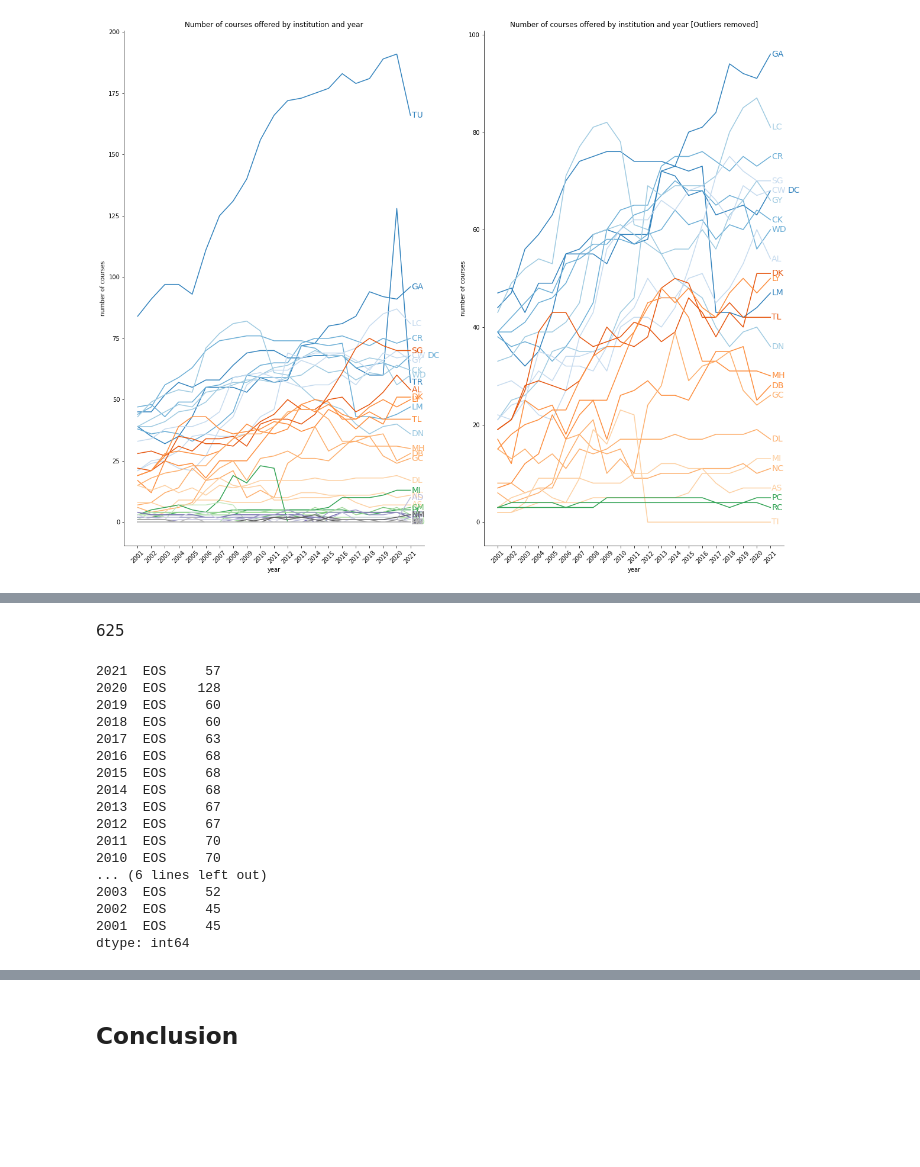
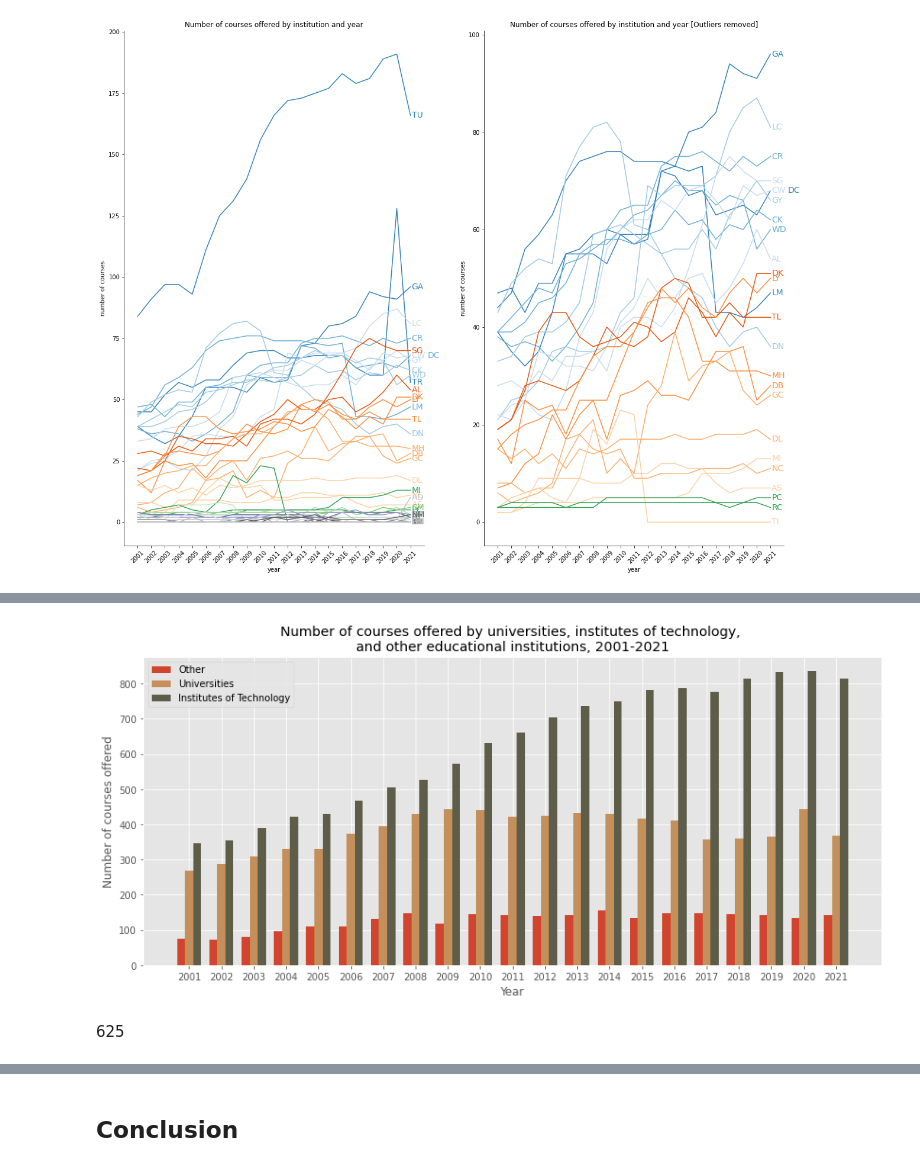
Before and after one commit to fod/fundamentals-data-analysis, a Jupyter notebook: cao.ipynb, the cells around one changed output, grey strips where cells are left out. Cells and saved outputs as stored; diff of their text form; code cells hidden in the pictures; blank space fills up the shorter version.

Commit message:
CAO grouped bar plot

```diff
--- a/cao.ipynb
+++ b/cao.ipynb
@@ -1029,23 +1031,27 @@ with mpl.rc_context(rc={'figure.figsize': (20,16)}):
+# %%
+# Divide dataframe index into ITs, Universities, and other
+tech = ['TU', 'GA', 'CR', 'WD', 'LC', 'CW', 'SG', 'AL', 'DK', 'TL', 'LY']
+univ = ['TR', 'LM', 'DC', 'CK', 'DN', 'GY', 'MH', 'MU']
+other = counts.index.difference(univ + tech).values.tolist()
+
+with mpl.rc_context(rc={'figure.figsize': (14,6)}):
+    plt.style.use('ggplot')
+    width=0.25
+    x = np.arange(len(years))
+    fig, ax = plt.subplots()
+    rects1 = ax.bar(x - width, counts.loc[other].sum(), width, color='#D1452F', label='Other')
+    rects2 = ax.bar(x, counts.loc[univ].sum(), width, color='#C38F5A', label='Universities')
+    rects3 = ax.bar(x + width, counts.loc[tech].sum(), width, color='#5E5D49', label='Institutes of Technology')
+
+    # Add some text for labels, title and custom x-axis tick labels, etc.
+    ax.set_ylabel('Number of courses offered')
+    ax.set_xlabel('Year')
+    ax.set_title('Number of courses offered by universities, institutes of technology, \nand other educational institutions, 2001-2021')
+    ax.set_xticks(x, years)
+    ax.legend()
+
+    plt.show()
+# %% [output]
+[figure, added]
 # %% [markdown]
 625
-# %%
-# Check out strange Trinity College course count jump in 2020
-df.loc[('TR',),(slice(None),'EOS')].count()
-# %% [output]
-2021  EOS     57
-2020  EOS    128
-2019  EOS     60
-2018  EOS     60
-2017  EOS     63
-2016  EOS     68
-2015  EOS     68
-2014  EOS     68
-2013  EOS     67
-2012  EOS     67
-2011  EOS     70
-2010  EOS     70
-... (6 lines left out)
-2003  EOS     52
-2002  EOS     45
-2001  EOS     45
-dtype: int64
```
Also changed, not shown: parts of 3 cells of this notebook.
